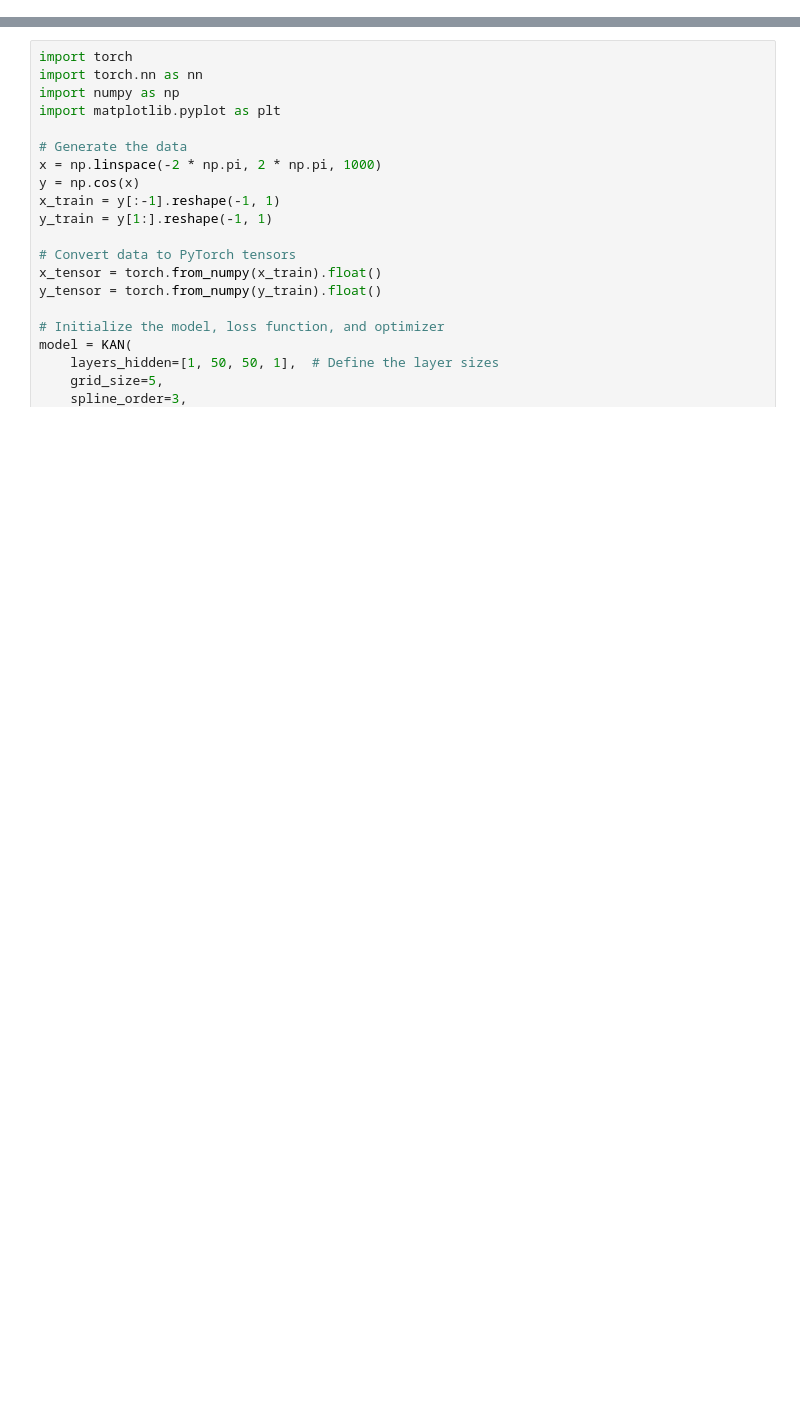
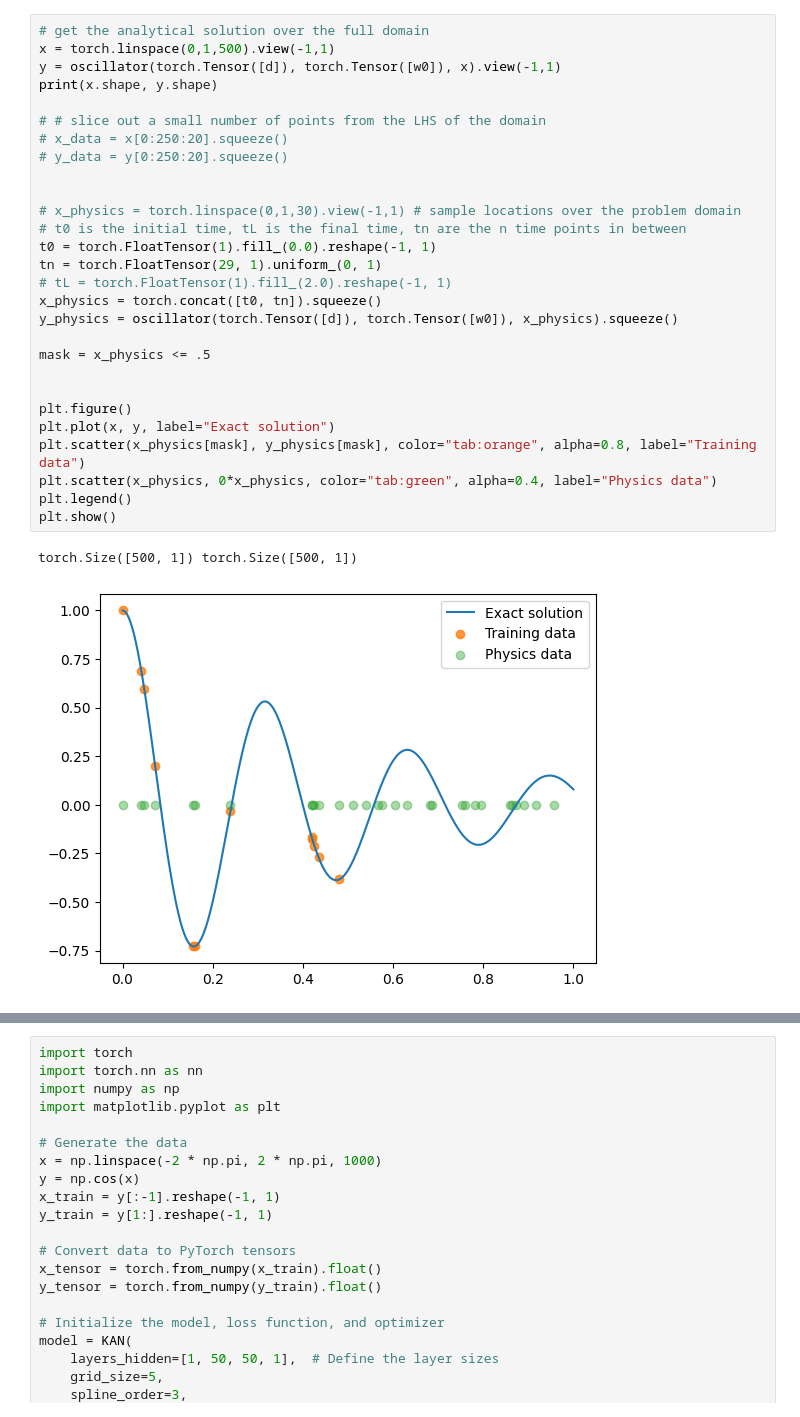
Before and after one commit to NeuralNut/pgdl, a Jupyter notebook: Spring/spring_example.ipynb, the cells around one changed output, grey strips where cells are left out. Drawn from its saved outputs; the diff is of its cells as text; blank space fills up the shorter version.

```diff
--- a/Spring/spring_example.ipynb
+++ b/Spring/spring_example.ipynb
@@ -58 +163,32 @@ Fold 2:
+# %%
+# get the analytical solution over the full domain
+x = torch.linspace(0,1,500).view(-1,1)
+y = oscillator(torch.Tensor([d]), torch.Tensor([w0]), x).view(-1,1)
+print(x.shape, y.shape)
+
+# # slice out a small number of points from the LHS of the domain
+# x_data = x[0:250:20].squeeze()
+# y_data = y[0:250:20].squeeze()
+
+
+# x_physics = torch.linspace(0,1,30).view(-1,1) # sample locations over the problem domain
+# t0 is the initial time, tL is the final time, tn are the n time points in between
+t0 = torch.FloatTensor(1).fill_(0.0).reshape(-1, 1)
+tn = torch.FloatTensor(29, 1).uniform_(0, 1)
+# tL = torch.FloatTensor(1).fill_(2.0).reshape(-1, 1)
+x_physics = torch.concat([t0, tn]).squeeze()
+y_physics = oscillator(torch.Tensor([d]), torch.Tensor([w0]), x_physics).squeeze()
+
+mask = x_physics <= .5
+
+
+plt.figure()
+plt.plot(x, y, label="Exact solution")
+plt.scatter(x_physics[mask], y_physics[mask], color="tab:orange", alpha=0.8, label="Training data")
+plt.scatter(x_physics, 0*x_physics, color="tab:green", alpha=0.4, label="Physics data")
+plt.legend()
+plt.show()
+# %% [output]
+torch.Size([500, 1]) torch.Size([500, 1])
+[figure, added]
 # %%
```
Also changed, not shown: parts of 16 cells of this notebook, 11 other files.
